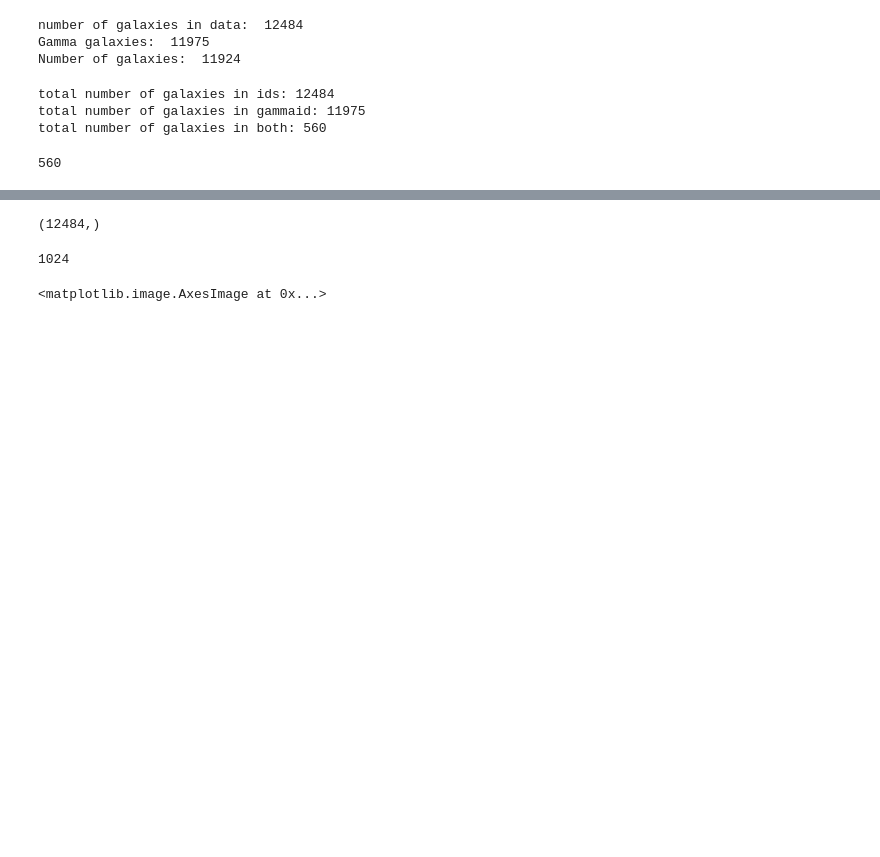
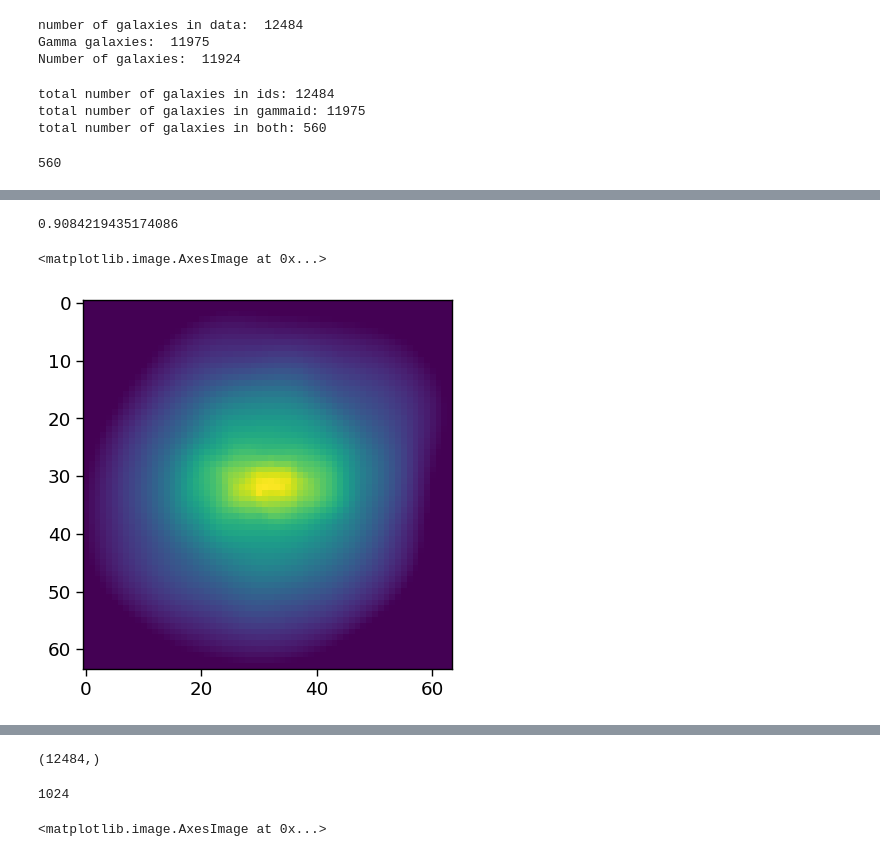
Before and after one commit to ufuk-cakir/MEGS, a Jupyter notebook: src/example.ipynb, the cells around one changed output, grey strips where cells are left out. Cells and saved outputs as stored; diff of their text form; code cells hidden in the pictures; blank space fills up the shorter version.

```diff
--- a/src/example.ipynb
+++ b/src/example.ipynb
@@ -109,3 +108,7 @@ mm.pca.explained_variance_ratio_.sum()
+# %%
+mm.pca.explained_variance_ratio_.sum()
+# %% [output]
+0.9084219435174086
 # %%
 # Get likelihoods
 likelihood = mm.pca.score_samples(mm.datamatrix)
@@ -125,3 +128,8 @@ indx = np.argsort(likelihood)
 
 # Get least likely galaxies
 low_likelihood = mm.datamatrix[indx[:25]].reshape(-1, 3, 64,64)
+# %%
+plt.imshow(low_likelihood[9][2])
+# %% [output]
+<matplotlib.image.AxesImage at 0x...>
+[figure, added]
```
Also changed, not shown: parts of 17 cells of this notebook, 9 other files.
